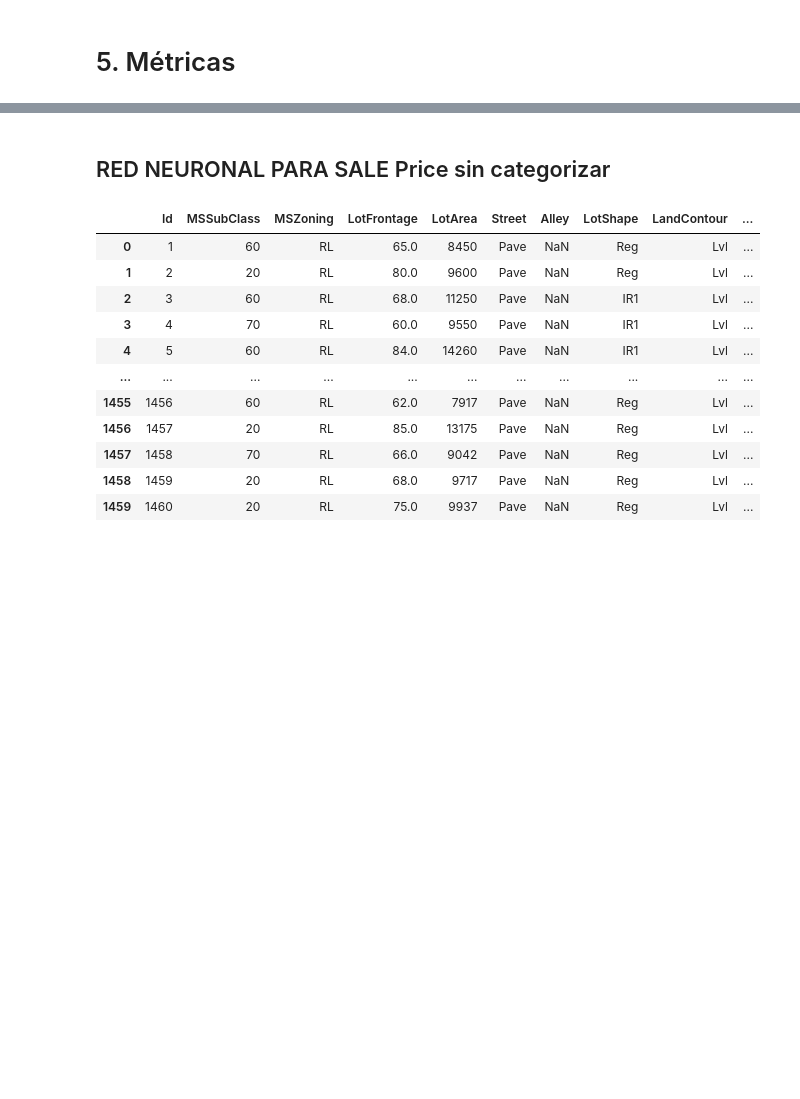
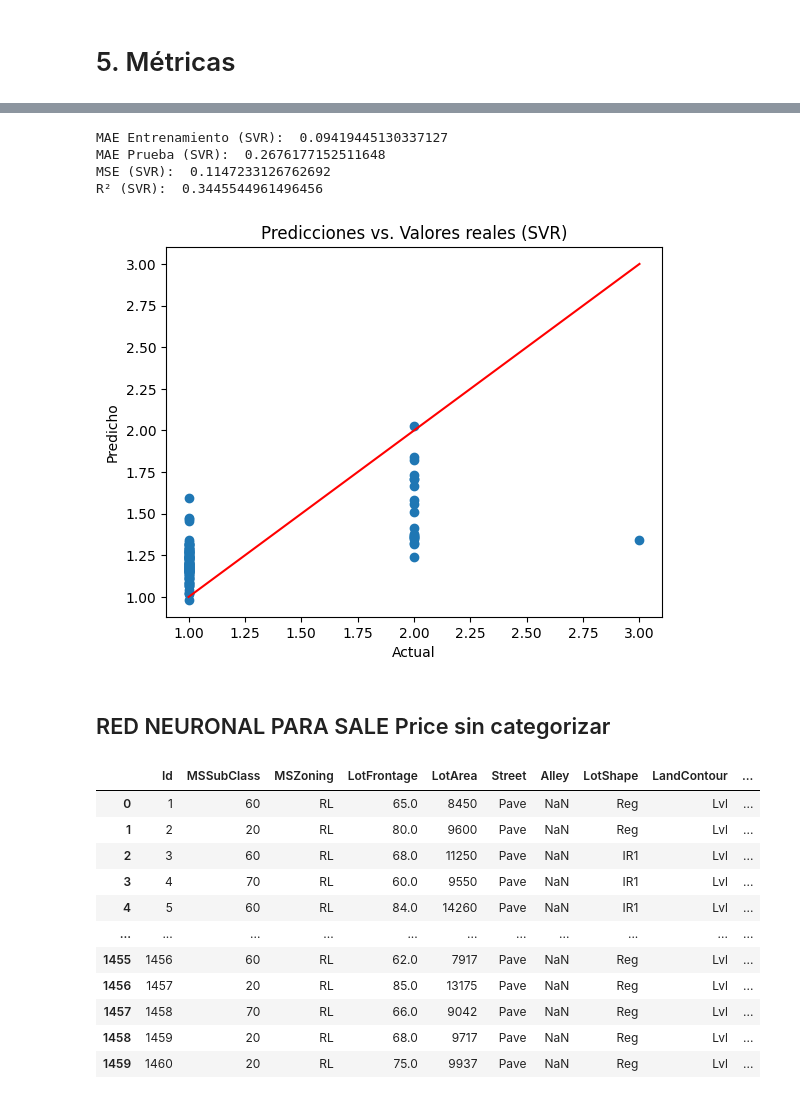
Before and after one commit to emiliosolanoo21/RedNeuronal, a Jupyter notebook: RedNeuronal.ipynb, the cells around one changed output, grey strips where cells are left out. Drawn from its saved outputs; the diff is of its cells as text; code cells hidden in the pictures; blank space fills up the shorter version.

Commit message:
Implementación de modelos para ambas variables

```diff
--- a/RedNeuronal.ipynb
+++ b/RedNeuronal.ipynb
@@ -449,3 +434,44 @@ R²:  0.6476718612420828
+# %%
+from sklearn.svm import SVR
+from sklearn.metrics import mean_absolute_error, mean_squared_error, r2_score
+import matplotlib.pyplot as plt
+
+# Dividir los datos en conjuntos de entrenamiento y prueba
+X_train, X_test, y_train, y_test = train_test_split(X, y, test_size=0.2, random_state=42)
+
+# Definir el modelo SVR
+model_svr = SVR(kernel='rbf', C=100, gamma=0.1, epsilon=0.1)
+
+# Entrenar el modelo
+model_svr.fit(X_train, y_train)
+
+# Predicción en el conjunto de prueba
+pred_svr = model_svr.predict(X_test)
+
+# Calcular métricas de evaluación
+mae_train_svr = mean_absolute_error(y_train, model_svr.predict(X_train))
+mae_test_svr = mean_absolute_error(y_test, pred_svr)
+mse_svr = mean_squared_error(y_test, pred_svr)
+r2_svr = r2_score(y_test, pred_svr)
+
+print("MAE Entrenamiento (SVR): ", mae_train_svr)
+print("MAE Prueba (SVR): ", mae_test_svr)
+print("MSE (SVR): ", mse_svr)
+print("R² (SVR): ", r2_svr)
+
+# Graficar resultados
+plt.scatter(y_test, pred_svr)
+plt.xlabel("Actual")
+plt.ylabel("Predicho")
+plt.title("Predicciones vs. Valores reales (SVR)")
+plt.plot([min(y_test), max(y_test)], [min(y_test), max(y_test)], color='red')  # línea de referencia
+plt.show()
+# %% [output]
+MAE Entrenamiento (SVR):  0.09419445130337127
+MAE Prueba (SVR):  0.2676177152511648
+MSE (SVR):  0.1147233126762692
+R² (SVR):  0.3445544961496456
+[figure, added]
 # %% [markdown]
 ## RED NEURONAL PARA SALE Price sin categorizar
 # %%
```
Also changed, not shown: parts of 24 cells of this notebook.
